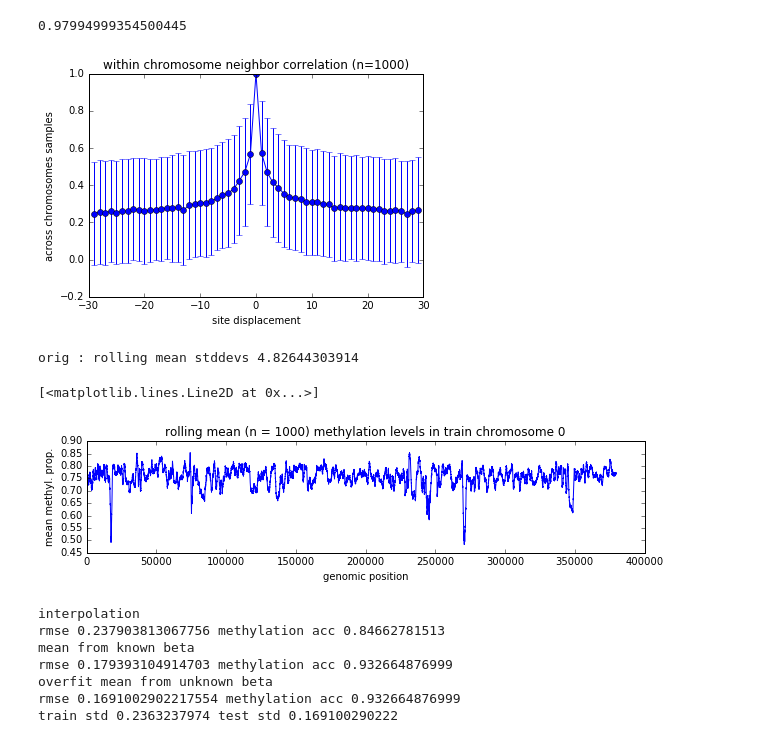
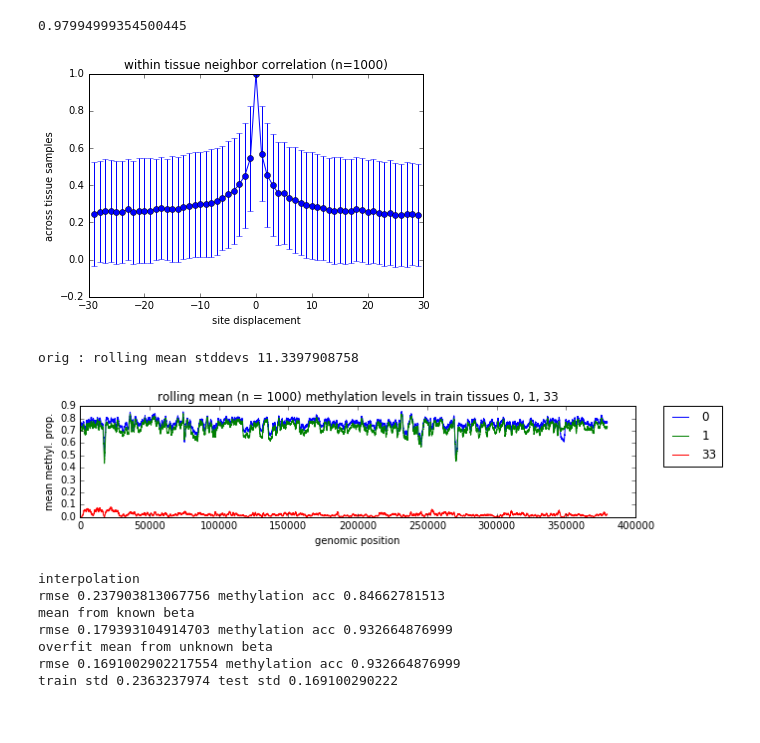
Before and after one commit to PrincetonUniversity/methyl-cluster, a Jupyter notebook: vyf_hw2.ipynb, the cells around one changed output. Cells and saved outputs as stored; diff of their text form; code cells hidden in the pictures.

Commit message:
Finished up exploratory data analysis, including genomic trends

```diff
--- a/vyf_hw2.ipynb
+++ b/vyf_hw2.ipynb
@@ -142,32 +142,44 @@ def sample_corr(reach):
 sample = 1000
 test = np.array([sample_corr(reach) for i in range(sample)])
 plt.errorbar(reach, np.mean(test, axis=0), fmt='-o', yerr=np.std(test, axis=0))
-plt.title('within chromosome neighbor correlation (n={})'.format(sample))
-plt.ylabel('across chromosomes samples')
+plt.title('within tissue neighbor correlation (n={})'.format(sample))
+plt.ylabel('across tissue samples')
 plt.xlabel('site displacement')
 plt.show()
 # %% [output]
-[figure, old version]
+[figure, new version]
 # %%
 # Perhaps there are obvious sequence trends?
 def local_impute(data):
     #http://stackoverflow.com/questions/9537543/replace-nans-in-numpy-array-with-closest-non-nan-value
     mask = np.isnan(data)
     data[mask] = np.interp(np.flatnonzero(mask), np.flatnonzero(~mask), data[~mask])
     return data
 
+plt.figure(figsize=(10, 2))
+print('orig : rolling mean stddevs', np.std(x) / np.std(rolled))
+plt.title('rolling mean (n = 1000) methylation levels in train tissues 0, 1, 33')
+plt.xlabel('genomic position')
+plt.ylabel('mean methyl. prop.')
+
 x = local_impute(np.copy(train_df['b0']))
 rolled = pd.Series(x).rolling(window=1000, win_type='boxcar').mean()
-plt.figure(figsize=(10, 2))
-print('orig : rolling mean stddevs', np.std(x) / np.std(rolled))
-plt.title('rolling mean (n = 1000) methylation levels in train chromosome 0')
-plt.xlabel('genomic position')
-plt.ylabel('mean methyl. prop.')
-plt.plot(rolled)
+l0, = plt.plot(rolled, label='0')
+
+x = local_impute(np.copy(train_df['b1']))
+rolled = pd.Series(x).rolling(window=1000, win_type='boxcar').mean()
+l1, = plt.plot(rolled, label='1')
+
+x = local_impute(np.copy(train_df['b33']))
+rolled = pd.Series(x).rolling(window=1000, win_type='boxcar').mean()
+l33, = plt.plot(rolled, label='33')
+
+plt.legend(handles=[l0, l1, l33])
+plt.legend(bbox_to_anchor=(1.05, 1), loc=2, borderaxespad=0.)
+plt.show()
 # %% [output]
-orig : rolling mean stddevs 4.82644303914
+orig : rolling mean stddevs 11.3397908758
-[<matplotlib.lines.Line2D at 0x...>]
-[figure, old version]
+[figure, new version]
 # %%
 # No trends, but clearly we can impute from local neighbor data.
 # Try using no information for our test chromosome as a baseline.
```
Also changed, not shown: 4 other files.
